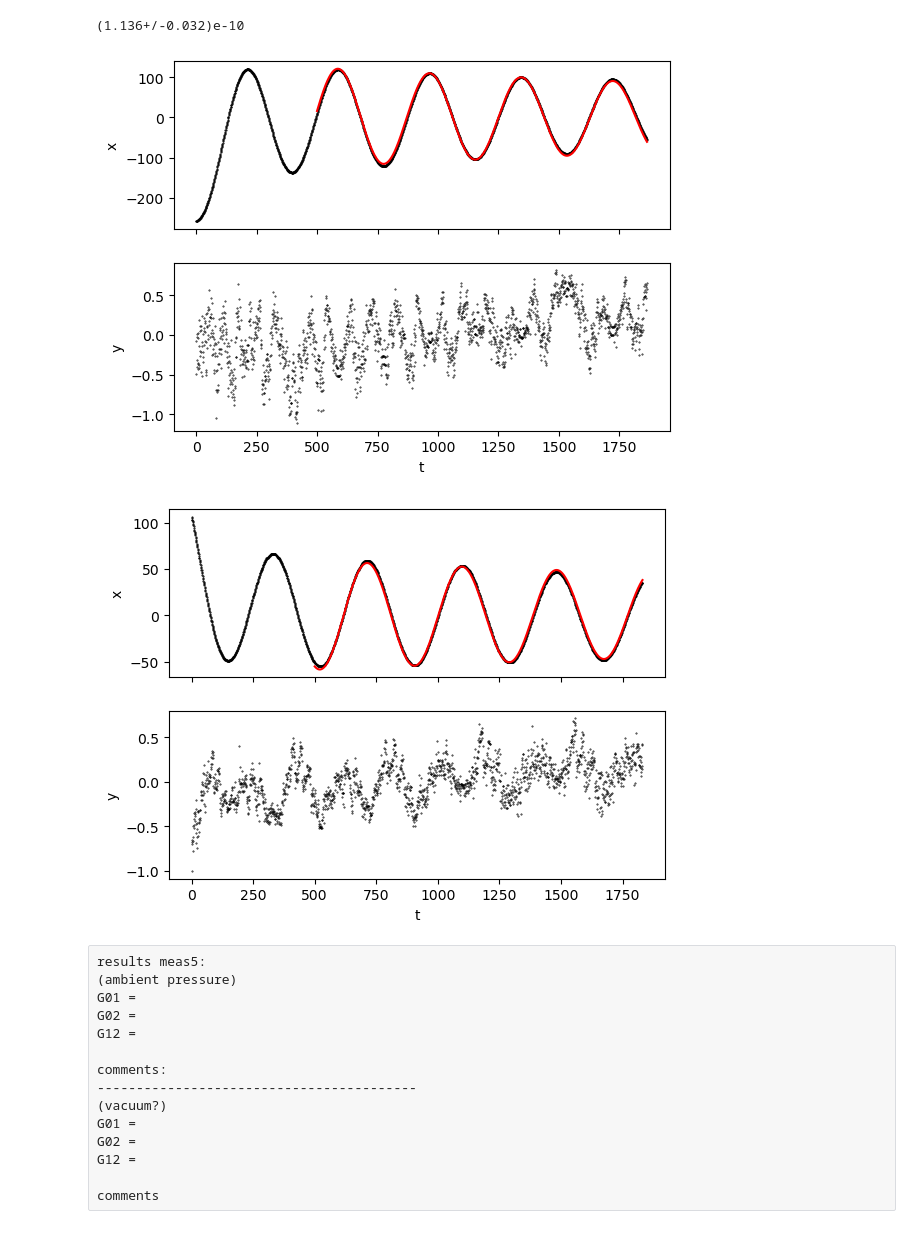
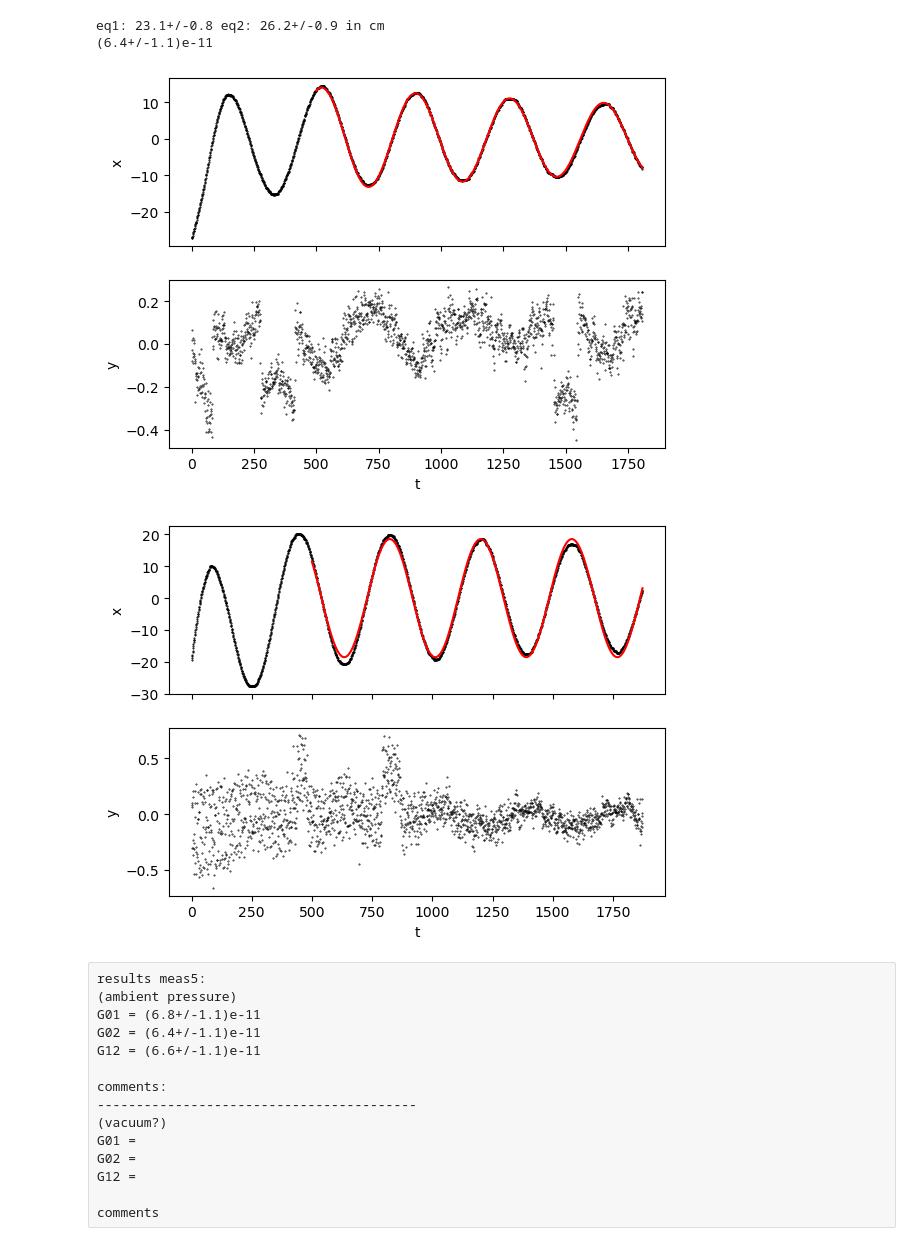
Before and after one commit to lucasruppert/GravCon, a Jupyter notebook: grav_con_m5_followingMIT.ipynb, the cells around one changed output. Drawn from its saved outputs; the diff is of its cells as text; code cells hidden in the pictures.

```diff
--- a/grav_con_m5_followingMIT.ipynb
+++ b/grav_con_m5_followingMIT.ipynb
@@ -40,7 +40,7 @@ def fit(t, xdata, ydata, p0: list = [180, 2000, 0.017, -1.5, 630], cutoff: int =
 
     return unp.uarray(popt, np.sqrt(np.diag(pcov)))
 # %%
-def conversion(h1,h2,v1,v2):
+def conversion(h1,h2):
     # known length of h, v in m
     l_h = unp.uarray(46.1, 0.1) #cm
     l_v = unp.uarray(32.8, 0.1) #cm
@@ -69,11 +69,11 @@ def conversion(h1,h2,v1,v2):
 # input data: virtual meters for h and v
 # h
 # NEW FOR EACH RUN:
-h1 = unp.uarray([71.77,-525.8], [10,10]) # coordinates in virt m
-h2 = unp.uarray([1019.3,-535.5], [10,10]) # virt m
+h1 = unp.uarray([-295.6,-100.7], [10,10]) # coordinates in virt m
+h2 = unp.uarray([123.2,-104.9], [10,10]) # virt m
 # v
 #v1 = unp.uarray([22.02,-794.6], [10,10]) # virt m
 #v2 = unp.uarray([-16.84,-126.1], [10,10]) # virt m
 
-print(conversion(h1,h2,v1,v2))
+print(conversion(h1,h2))
 # %% [output]
@@ -98,8 +98,8 @@ def G_12(theta1, theta2, T, conversion_factor):
     M = unp.uarray(1.5,0.01)  #kg +/-10g
 
     #delta_r = 0.003 #possible systematic on r
-    delta_r = 0
-    r = unp.uarray(0.06  + delta_r, 0.001) #m  51.722+/-0.011
+    delta_r = 0.0
+    r = unp.uarray(0.061  + delta_r, 0.005) #m  51.722+/-0.011 #meas with messschieber in the air, could be improved
 
 
     #fit: T0, dtheta1, dtheta2
@@ -110,7 +110,9 @@ def G_12(theta1, theta2, T, conversion_factor):
     dtheta= unp.arctan( ((h2 - h1)*0.5)*0.01 / 4.321) #0.01 go from cm to m
 
     #units kg m^2 /s^2  * m^2/kg^2/m
-    G = (r)**2 * (l/2)/(8*M) * (2*np.pi/T)**2 * dtheta  #using MIT I that cancels, we could get a correction here
+    G = (r)**2 * (l)/(8*M) * (2*np.pi/T)**2 * dtheta  #using MIT I that cancels, we could get a correction here
+
+    print('eq1:',h1,'eq2:',h2, 'in cm')
 
     return G
 # %% [raw]
@@ -118,5 +120,5 @@ if we want G01,2: we use 0.5* G12(function)
 # %%
 #get period T0
-T =  2*np.pi/fit(*np.loadtxt('meas5/m5_zero.txt', skiprows=2, unpack=True), cutoff=500)[2]
+T =  2*np.pi/fit(*np.loadtxt('m5/m5_p0.txt', skiprows=2, unpack=True), cutoff=500)[2]
 print('period from zero measurement = ', T)
 # %% [output]
@@ -125,22 +127,23 @@ period from zero measurement =  378.823+/-0.012
 # %%
 #T = ufloat(379.9587037978669, 0) # mean of both, in principle we have zero measurement for full glory
 #fit: T0, dtheta1, dtheta2
 #theta1=unp.uarray(1042.074833852749, 0 ) #conversion factor for vid setup 1 in cm/'m'. used squared addition here
 #theta2=unp.uarray(1249.6597283089984, 0)
-theta1 = fit(*np.loadtxt('meas5/m5_p1.txt', skiprows=2, unpack=True), cutoff=500)[4]
-theta2 = fit(*np.loadtxt('meas5/m5_p1.txt', skiprows=2, unpack=True), cutoff=500)[4]
-conversion_factor = ufloat(0.0487,0.0007)
-print(G_12(theta1, theta2, T, conversion_factor))
+theta1 = fit(*np.loadtxt('m5/m5_p0.txt', skiprows=2, unpack=True), cutoff=500)[4]
+theta2 = fit(*np.loadtxt('m5/m5_p2.txt', skiprows=2, unpack=True), cutoff=500)[4]
+conversion_factor =conversion(h1,h2)
+print(G_12(theta1, theta2, T, conversion_factor)*2) # *2 for G01,2
 # %% [output]
-(1.136+/-0.032)e-10
+eq1: 23.1+/-0.8 eq2: 26.2+/-0.9 in cm
+(6.4+/-1.1)e-11
-[figure, old version]
+[figure, new version]
-[figure, old version]
+[figure, new version]
 # %% [raw]
 results meas5:
 (ambient pressure)
-G01 =
-G02 =
-G12 =
+G01 = (6.8+/-1.1)e-11
+G02 = (6.4+/-1.1)e-11
+G12 = (6.6+/-1.1)e-11
 
 comments:
 -----------------------------------------
```
Also changed, not shown: parts of 3 cells of this notebook.
